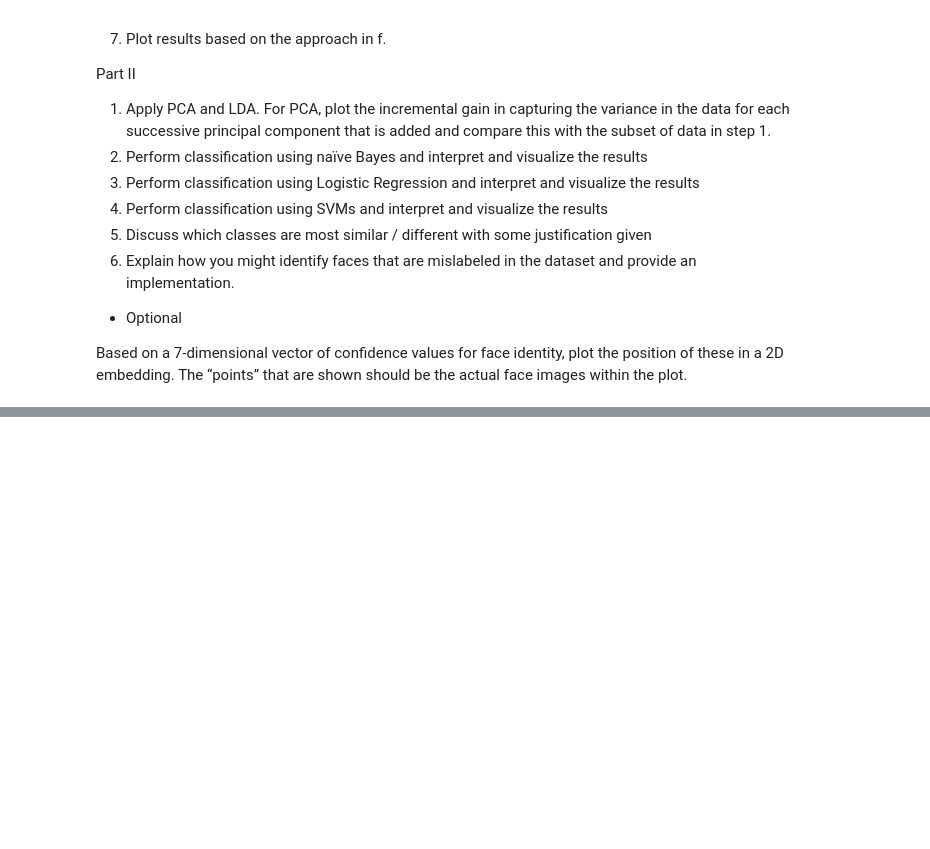
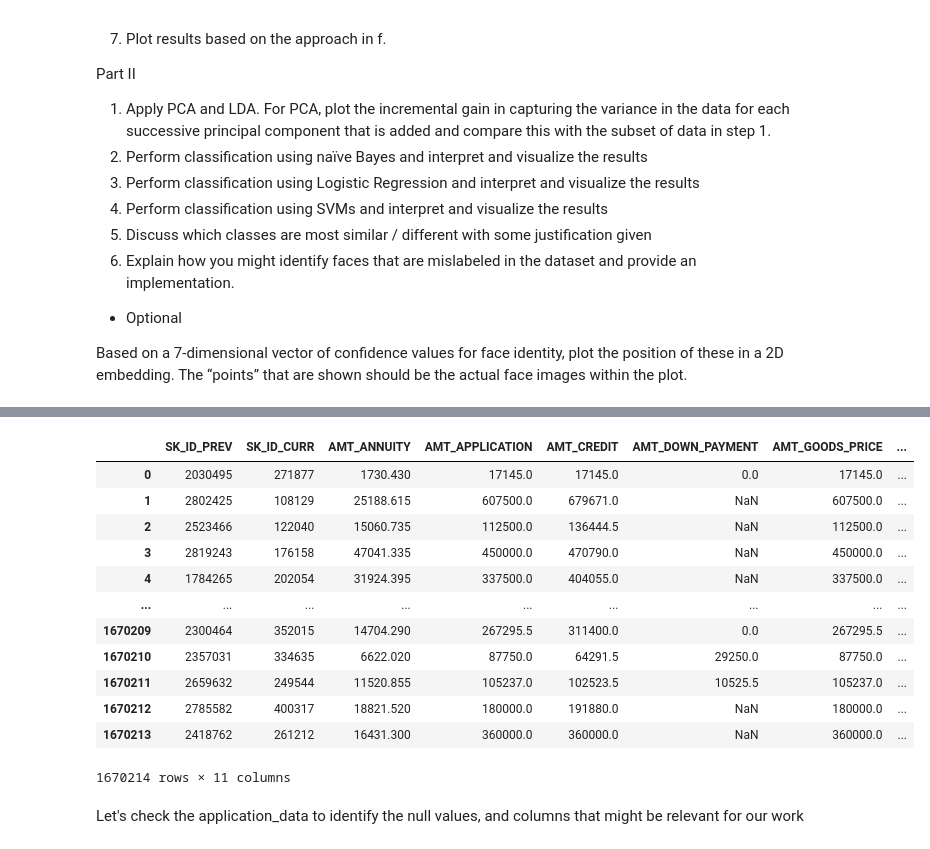
Before and after one commit to jharana-adhikari-AI/Credit_Card_Fraud_Detection, a Jupyter notebook: Assignment_Neural_Networks_and_Deep_Learning.ipynb, the cells around one changed output, grey strips where cells are left out. Drawn from its saved outputs; the diff is of its cells as text; code cells hidden in the pictures; blank space fills up the shorter version.

Commit message:
load dataset and select relevant variables, next step EDA

```diff
--- a/Assignment_Neural_Networks_and_Deep_Learning.ipynb
+++ b/Assignment_Neural_Networks_and_Deep_Learning.ipynb
@@ -55,0 +65,3 @@ Based on a 7-dimensional vector of confidence values for face identity, plot the
+# %%
+application_data = pd.read_csv('application_data.csv')
+previous_application = pd.read_csv('previous_application.csv')
@@ -55,0 +209,25 @@ Based on a 7-dimensional vector of confidence values for face identity, plot the
+# %%
+columns_to_keep_previous_application = [
+    'SK_ID_PREV', 'SK_ID_CURR',
+    'AMT_ANNUITY', 'AMT_APPLICATION', 'AMT_CREDIT', 'AMT_DOWN_PAYMENT', 'AMT_GOODS_PRICE',
+    'RATE_DOWN_PAYMENT', 'RATE_INTEREST_PRIMARY', 'RATE_INTEREST_PRIVILEGED', 'CODE_REJECT_REASON'
+]
+
+#show columns to keep
+previous_application[columns_to_keep_previous_application]
+# %% [output]
+|  | SK_ID_PREV | SK_ID_CURR | AMT_ANNUITY | AMT_APPLICATION | AMT_CREDIT | AMT_DOWN_PAYMENT | AMT_GOODS_PRICE | ... |
+| 0 | 2030495 | 271877 | 1730.430 | 17145.0 | 17145.0 | 0.0 | 17145.0 | ... |
+| 1 | 2802425 | 108129 | 25188.615 | 607500.0 | 679671.0 | NaN | 607500.0 | ... |
+| 2 | 2523466 | 122040 | 15060.735 | 112500.0 | 136444.5 | NaN | 112500.0 | ... |
+| 3 | 2819243 | 176158 | 47041.335 | 450000.0 | 470790.0 | NaN | 450000.0 | ... |
+| 4 | 1784265 | 202054 | 31924.395 | 337500.0 | 404055.0 | NaN | 337500.0 | ... |
+| ... | ... | ... | ... | ... | ... | ... | ... | ... |
+| 1670209 | 2300464 | 352015 | 14704.290 | 267295.5 | 311400.0 | 0.0 | 267295.5 | ... |
+| 1670210 | 2357031 | 334635 | 6622.020 | 87750.0 | 64291.5 | 29250.0 | 87750.0 | ... |
+| 1670211 | 2659632 | 249544 | 11520.855 | 105237.0 | 102523.5 | 10525.5 | 105237.0 | ... |
+| 1670212 | 2785582 | 400317 | 18821.520 | 180000.0 | 191880.0 | NaN | 180000.0 | ... |
+| 1670213 | 2418762 | 261212 | 16431.300 | 360000.0 | 360000.0 | NaN | 360000.0 | ... |
+1670214 rows × 11 columns
+# %% [markdown]
+Let's check the application_data to identify the null values, and columns that might be relevant for our work
```
Also changed, not shown: parts of 18 cells of this notebook.
